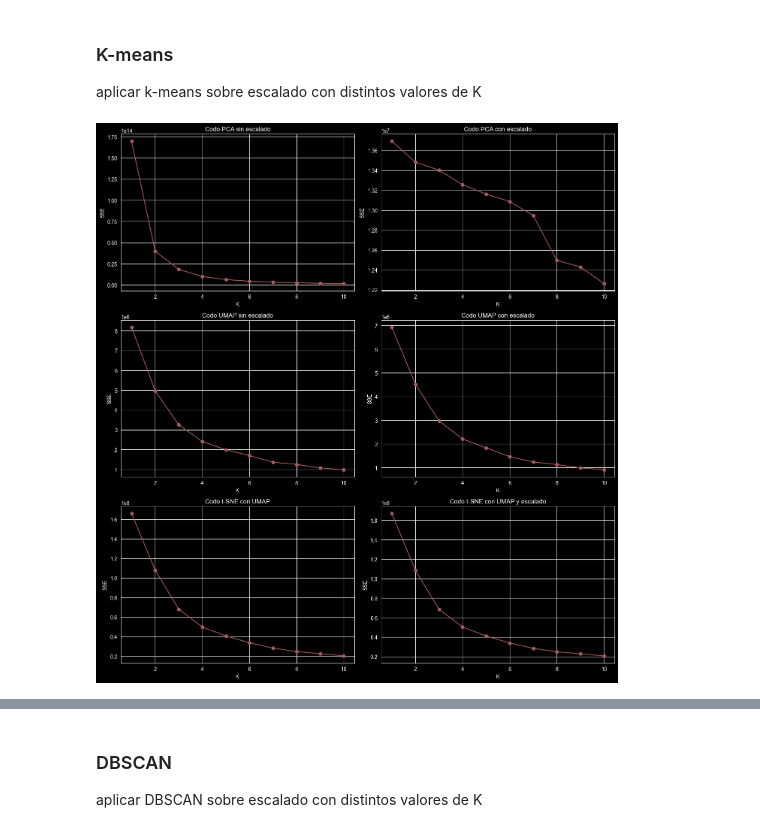
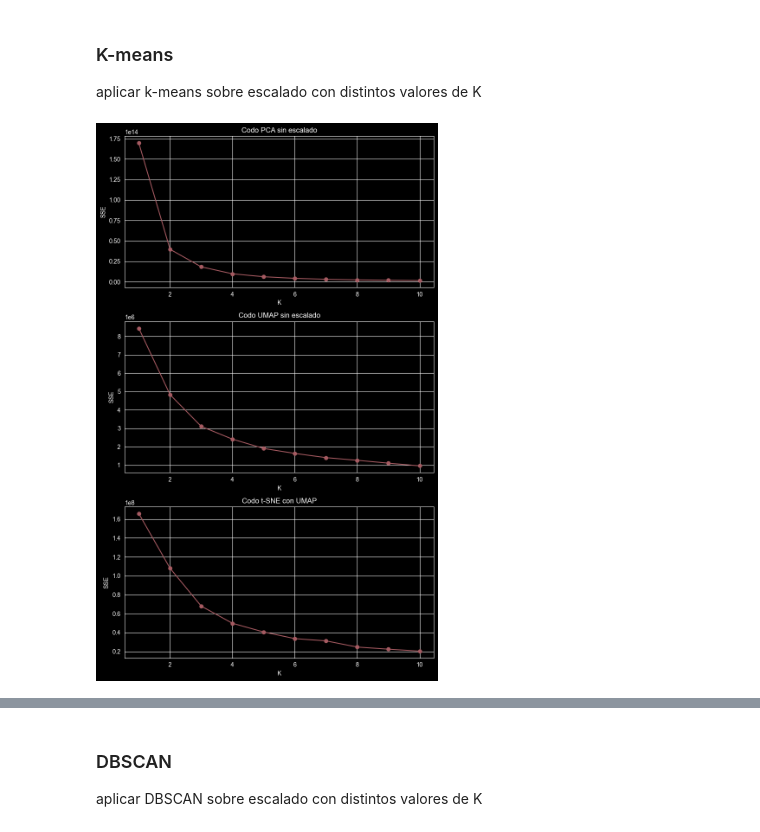
Before and after one commit to SebaSalasLvd/proyecto-mineria, a Jupyter notebook: hito-2/pregunta_4.ipynb, the cells around one changed output, grey strips where cells are left out. Saved outputs shown, nothing was run; the diff lists cells and outputs as text; code cells hidden in the pictures.

```diff
--- a/hito-2/pregunta_4.ipynb
+++ b/hito-2/pregunta_4.ipynb
@@ -266,37 +271,34 @@ aplicar k-means sobre escalado con distintos valores de K
 # %%
 from sklearn.cluster import KMeans
 import matplotlib.pyplot as plt
 
 
 # Función para graficar el método del codo
 def plot_elbow(X_data, title, ax):
     sse = []
     for k in range(1, 11):
         kmeans = KMeans(n_clusters=k, random_state=0)
         kmeans.fit(X_data)
         sse.append(kmeans.inertia_)
     ax.plot(range(1, 11), sse, marker='o')
     ax.set_title(title)
     ax.set_xlabel('K')
     ax.set_ylabel('SSE')
     ax.grid(True)
 
 # Gráfica de codo para PCA y UMAP
-fig, axes = plt.subplots(3, 2, figsize=(14, 15))
+fig, axes = plt.subplots(3, 1, figsize=(8,13))
 
-plot_elbow(X_pca, 'Codo PCA sin escalado', axes[0, 0])
-plot_elbow(X_pca_scaled, 'Codo PCA con escalado', axes[0, 1])
+plot_elbow(X_pca, 'Codo PCA sin escalado', axes[0])
 
-plot_elbow(X_umap, 'Codo UMAP sin escalado', axes[1, 0])
-plot_elbow(X_umap_scaled, 'Codo UMAP con escalado', axes[1, 1])
+plot_elbow(X_umap, 'Codo UMAP sin escalado', axes[1])
 
-plot_elbow(X_tsne, 'Codo t-SNE con UMAP', axes[2, 0])
-plot_elbow(X_tsne_scaled, 'Codo t-SNE con UMAP y escalado', axes[2, 1])
+plot_elbow(X_tsne, 'Codo t-SNE con UMAP', axes[2])
 
 plt.tight_layout()
 plt.show()
 # %% [output]
-[figure, old version]
+[figure, new version]
 # %%
 def plot_clusters(X_data, title, ax, k):
     kmeans = KMeans(n_clusters=k, random_state=0)
```
Also changed, not shown: parts of 10 cells of this notebook.
